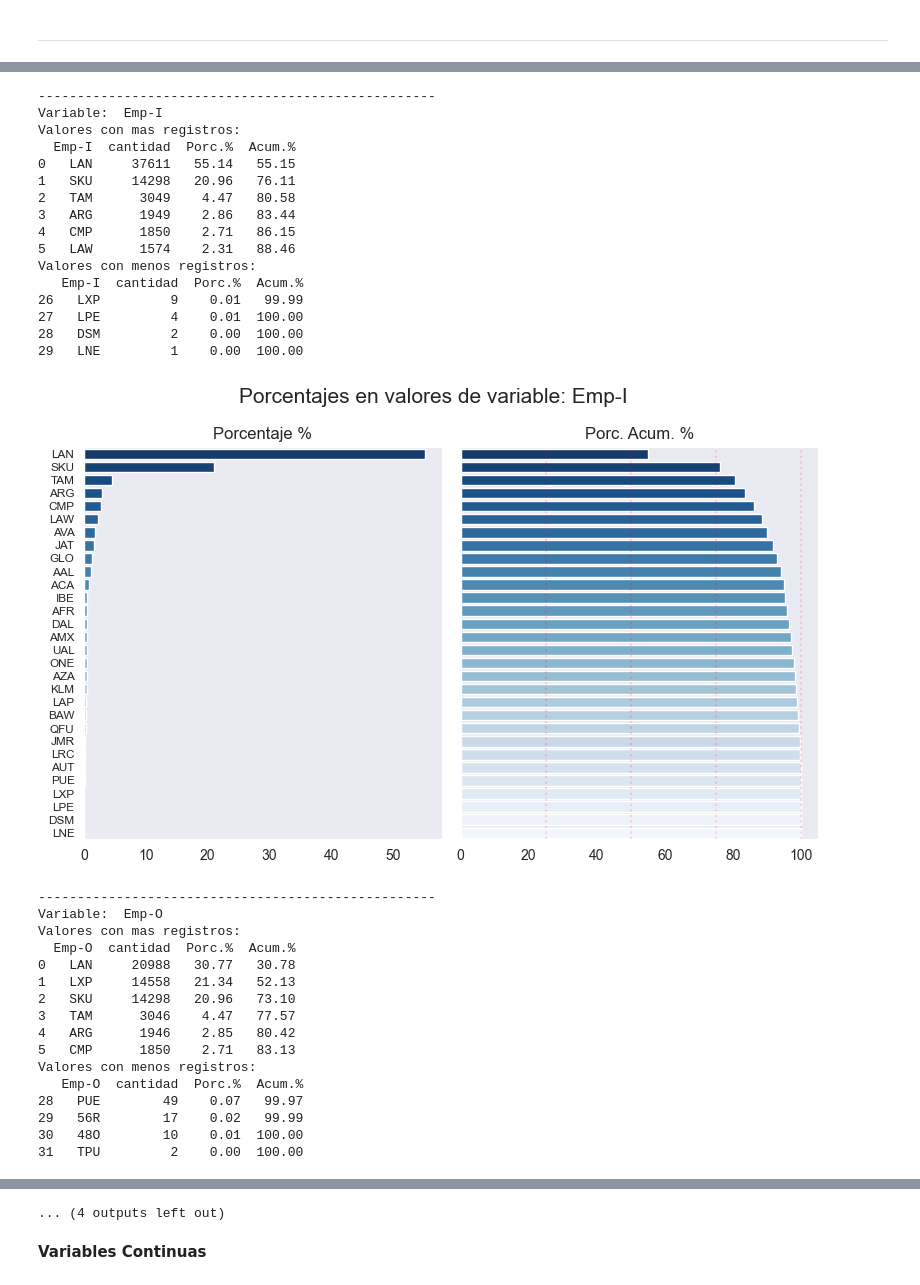
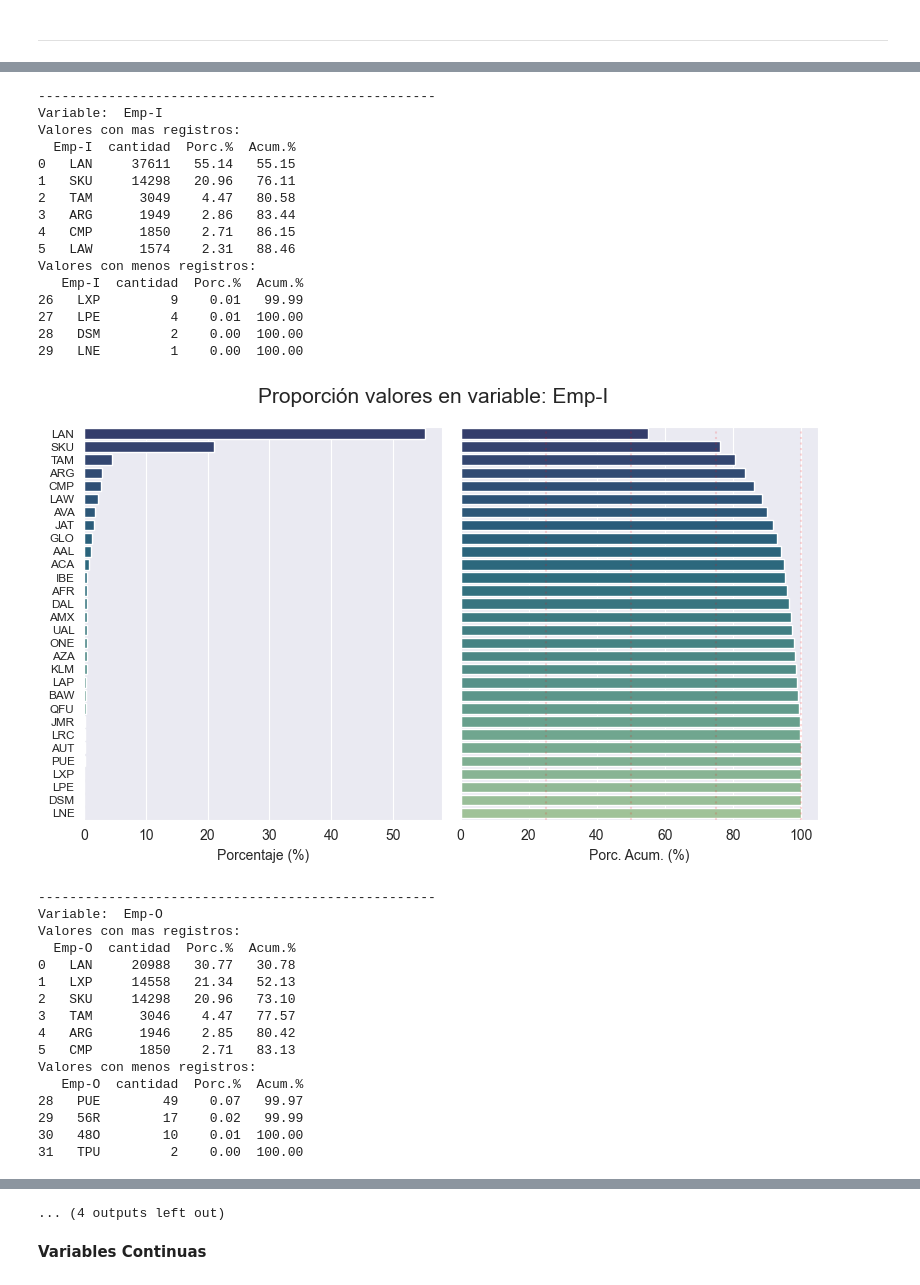
Before and after one commit to Mishagk/LATAM-Desafio-DS, a Jupyter notebook: solution.ipynb, the cells around one changed output, grey strips where cells are left out. Saved outputs shown, nothing was run; the diff lists cells and outputs as text; code cells hidden in the pictures.

Commit message:
actualizacion - graficas de exploracion de variables

```diff
--- a/solution.ipynb
+++ b/solution.ipynb
@@ -648,7 +649,7 @@ def graf_cat(datacat,variable):
 
     # separador
     print('---------------------------------------------------')
-    sns.set_style("dark") # seteo de tema de fondo
+    sns.set_style("darkgrid") # seteo de tema de fondo
 
     # Titulo
     print('Variable: ',variable)
@@ -658,6 +659,7 @@ def graf_cat(datacat,variable):
     conteo = conteo.groupby(variable).agg(np.sum).sort_values("cantidad",ascending=False).reset_index() # conteo de valores por grupo
     conteo["Porc.%"] = np.round(100.0*conteo["cantidad"]/np.sum(conteo["cantidad"]),2) # calculo de densidad
     conteo["Acum.%"] = np.round(100.0*conteo["Porc.%"].cumsum()/conteo["Porc.%"].sum(),2) # calculo de acumulado
+
 
     # Mostrar lista/tabla de cantidad de registros por valor unico en la variable
     if(conteo.shape[0] > 15):
@@ -670,6 +672,7 @@ def graf_cat(datacat,variable):
         print(conteo)
 
     cantidad = conteo.shape[0] # cantidad de registros en dataframe agrupado
+
 
     # Determinar aspectos de tamaño de la figura y tamaño de letra
     if(cantidad < 10):
@@ -688,24 +691,28 @@ def graf_cat(datacat,variable):
         figy = 8.5
         fontsize = 7.0
 
-    # En caso tenga al menos 5 valores unicos se genera la grafica
+
+    # Graficar densidad y distribucion (acumulado), en caso posea al menos 5 valores unicos
     if(cantidad > 4):
+
+        # paleta de color
+        paleta = "crest_r"
 
         # Figura
         fig, ax = plt.subplots(1,2, sharey=True, figsize=(8,figy))
-        fig.suptitle('Porcentajes en valores de variable: ' + str(variable),fontsize=15)
+        fig.suptitle('Proporción valores en variable: ' + str(variable),fontsize=15)
 
         # Grafica izquierda - Densidad
-        ax[0].set_title('Porcentaje %',fontsize=12)
-        x1 = sns.barplot(conteo,x="Porc.%",y=variable,palette="Blues_r",ax=ax[0])
+        x1 = sns.barplot(conteo,x="Porc.%",y=variable,palette=paleta,ax=ax[0])
         x1.set_yticklabels(conteo[variable], size = fontsize)
 
-        ax[0].set_xlabel("")
+        # titulo y ejes
+        ax[0].set_title("")
+        ax[0].set_xlabel('Porcentaje (%)',fontsize=10)
         ax[0].set_ylabel("")
 
         # Grafica derecha - Densidad Acumulada (Distribucion)
-        ax[1].set_title('Porc. Acum. %',fontsize=12)
-        x2 = sns.barplot(conteo,x="Acum.%",y=variable,palette="Blues_r",ax=ax[1])
+        x2 = sns.barplot(conteo,x="Acum.%",y=variable,palette=paleta,ax=ax[1])
         x2.set_yticklabels(conteo[variable],size=fontsize)
 
         # Agregar lineas de referencia
@@ -714,13 +721,15 @@ def graf_cat(datacat,variable):
         ax[1].axvline(x=75, color='r', label='75%',linestyle="dotted",alpha=0.15)
         ax[1].axvline(x=100, color='r', label='100%',linestyle="dotted",alpha=0.15)
 
-        ax[1].set_xlabel("")
+        # titulo y ejes
+        ax[1].set_title("")
+        ax[1].set_xlabel('Porc. Acum. (%)',fontsize=10)
         ax[1].set_ylabel("")
 
         fig.tight_layout()
         plt.show()
 
-# Graficar
+## Graficar
 graf_cat(datacat,"TIPOVUELO")
 graf_cat(datacat,"Ori-I")
 graf_cat(datacat,"Ori-O")
@@ -789,20 +798,20 @@ Valores con menos registros:
 ---------------------------------------------------
 Variable:  Emp-I
 Valores con mas registros:
   Emp-I  cantidad  Porc.%  Acum.%
 0   LAN     37611   55.14   55.15
 1   SKU     14298   20.96   76.11
 2   TAM      3049    4.47   80.58
 3   ARG      1949    2.86   83.44
 4   CMP      1850    2.71   86.15
 5   LAW      1574    2.31   88.46
 Valores con menos registros:
    Emp-I  cantidad  Porc.%  Acum.%
 26   LXP         9    0.01   99.99
 27   LPE         4    0.01  100.00
 28   DSM         2    0.00  100.00
 29   LNE         1    0.00  100.00
-[figure, old version]
+[figure, new version]
 ---------------------------------------------------
 Variable:  Emp-O
 Valores con mas registros:
```
Also changed, not shown: parts of 4 cells of this notebook.
